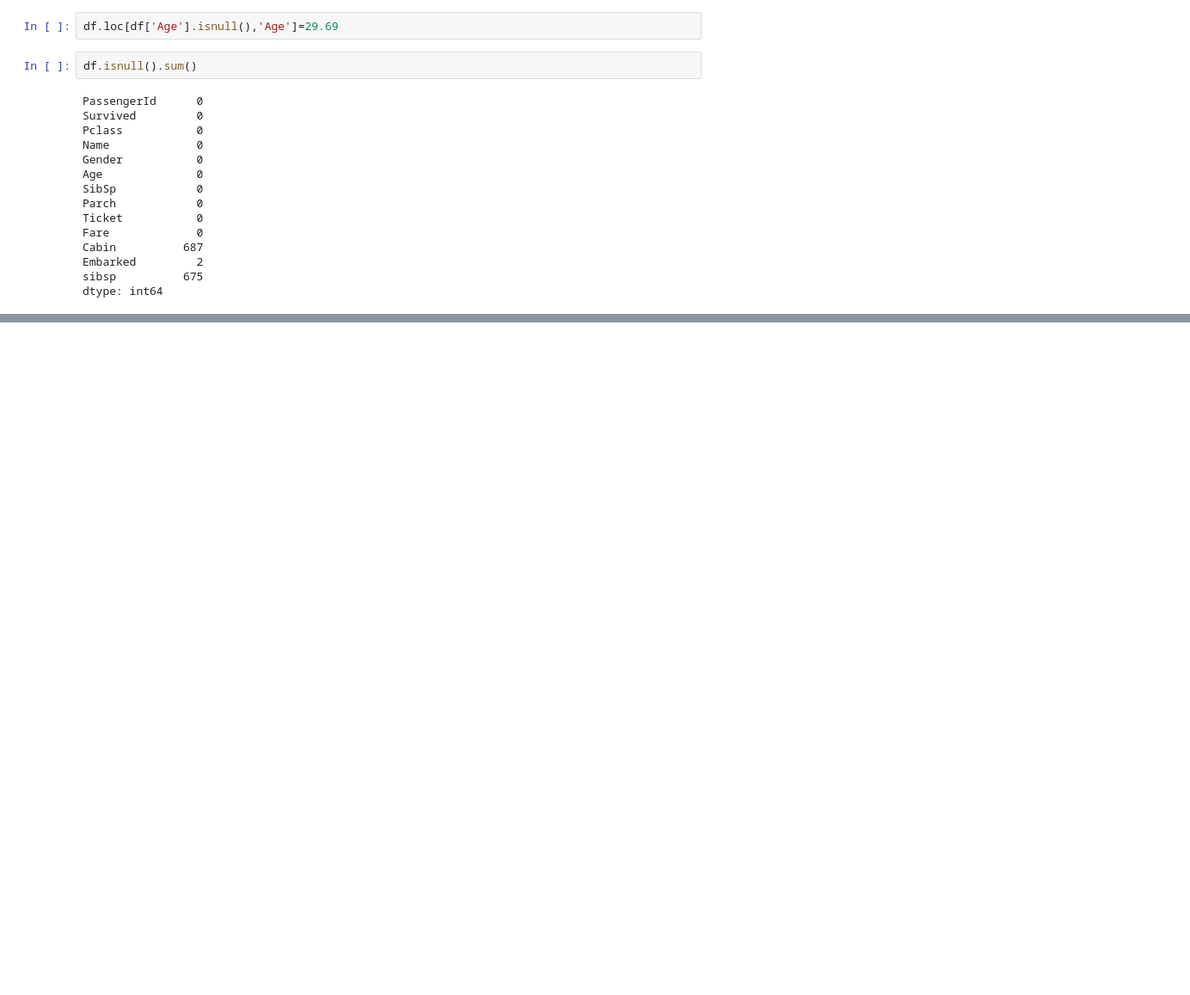
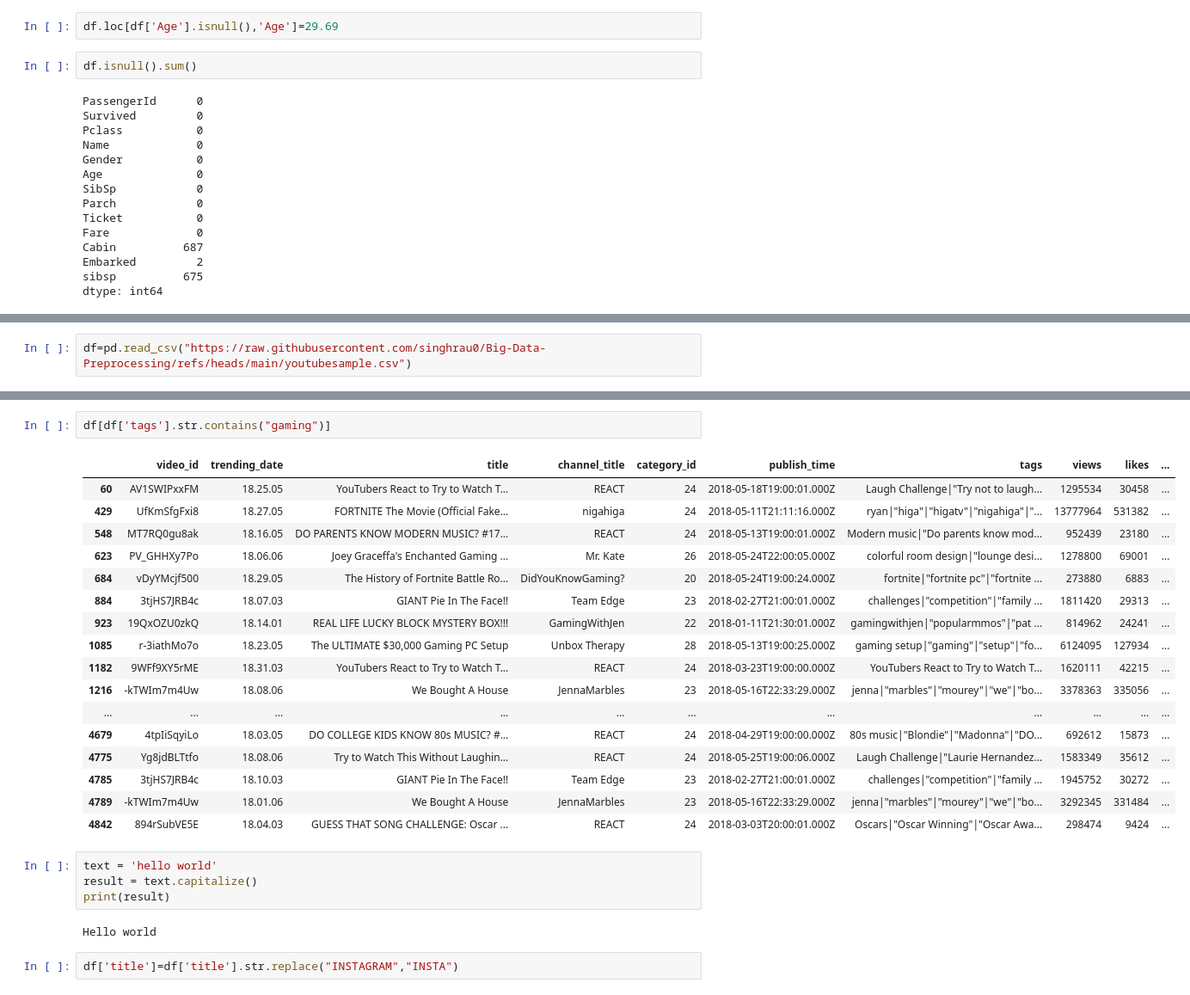
Before and after one commit to Mouni560/455-crt-training-, a Jupyter notebook: da.ipynb, the cells around one changed output, grey strips where cells are left out. Shown: that part at 86% size. Cells and saved outputs as stored; diff of their text form; blank space fills up the shorter version.

```diff
--- a/da.ipynb
+++ b/da.ipynb
@@ -228,0 +261,2 @@ dtype: int64
+# %%
+df=pd.read_csv("https://raw.githubusercontent.com/singhrau0/Big-Data-Preprocessing/refs/heads/main/youtubesample.csv")
@@ -228,0 +320,28 @@ dtype: int64
+# %%
+df[df['tags'].str.contains("gaming")]
+# %% [output]
+|  | video_id | trending_date | title | channel_title | category_id | publish_time | tags | views | likes | ... |
+| 60 | AV1SWIPxxFM | 18.25.05 | YouTubers React to Try to Watch T... | REACT | 24 | 2018-05-18T19:00:01.000Z | Laugh Challenge|"Try not to laugh... | 1295534 | 30458 | ... |
+| 429 | UfKmSfgFxi8 | 18.27.05 | FORTNITE The Movie (Official Fake... | nigahiga | 24 | 2018-05-11T21:11:16.000Z | ryan|"higa"|"higatv"|"nigahiga"|"... | 13777964 | 531382 | ... |
+| 548 | MT7RQ0gu8ak | 18.16.05 | DO PARENTS KNOW MODERN MUSIC? #17... | REACT | 24 | 2018-05-13T19:00:01.000Z | Modern music|"Do parents know mod... | 952439 | 23180 | ... |
+| 623 | PV_GHHXy7Po | 18.06.06 | Joey Graceffa's Enchanted Gaming ... | Mr. Kate | 26 | 2018-05-24T22:00:05.000Z | colorful room design|"lounge desi... | 1278800 | 69001 | ... |
+| 684 | vDyYMcjf500 | 18.29.05 | The History of Fortnite Battle Ro... | DidYouKnowGaming? | 20 | 2018-05-24T19:00:24.000Z | fortnite|"fortnite pc"|"fortnite ... | 273880 | 6883 | ... |
+| 884 | 3tjHS7JRB4c | 18.07.03 | GIANT Pie In The Face!! | Team Edge | 23 | 2018-02-27T21:00:01.000Z | challenges|"competition"|"family ... | 1811420 | 29313 | ... |
+| 923 | 19QxOZU0zkQ | 18.14.01 | REAL LIFE LUCKY BLOCK MYSTERY BOX!!! | GamingWithJen | 22 | 2018-01-11T21:30:01.000Z | gamingwithjen|"popularmmos"|"pat ... | 814962 | 24241 | ... |
+| 1085 | r-3iathMo7o | 18.23.05 | The ULTIMATE $30,000 Gaming PC Setup | Unbox Therapy | 28 | 2018-05-13T19:00:25.000Z | gaming setup|"gaming"|"setup"|"fo... | 6124095 | 127934 | ... |
+| 1182 | 9WFf9XY5rME | 18.31.03 | YouTubers React to Try to Watch T... | REACT | 24 | 2018-03-23T19:00:00.000Z | YouTubers React to Try to Watch T... | 1620111 | 42215 | ... |
+| 1216 | -kTWIm7m4Uw | 18.08.06 | We Bought A House | JennaMarbles | 23 | 2018-05-16T22:33:29.000Z | jenna|"marbles"|"mourey"|"we"|"bo... | 3378363 | 335056 | ... |
+| ... | ... | ... | ... | ... | ... | ... | ... | ... | ... | ... |
+| 4679 | 4tpIiSqyiLo | 18.03.05 | DO COLLEGE KIDS KNOW 80s MUSIC? #... | REACT | 24 | 2018-04-29T19:00:00.000Z | 80s music|"Blondie"|"Madonna"|"DO... | 692612 | 15873 | ... |
+| 4775 | Yg8jdBLTtfo | 18.08.06 | Try to Watch This Without Laughin... | REACT | 24 | 2018-05-25T19:00:06.000Z | Laugh Challenge|"Laurie Hernandez... | 1583349 | 35612 | ... |
+| 4785 | 3tjHS7JRB4c | 18.10.03 | GIANT Pie In The Face!! | Team Edge | 23 | 2018-02-27T21:00:01.000Z | challenges|"competition"|"family ... | 1945752 | 30272 | ... |
+| 4789 | -kTWIm7m4Uw | 18.01.06 | We Bought A House | JennaMarbles | 23 | 2018-05-16T22:33:29.000Z | jenna|"marbles"|"mourey"|"we"|"bo... | 3292345 | 331484 | ... |
+| 4842 | 894rSubVE5E | 18.04.03 | GUESS THAT SONG CHALLENGE: Oscar ... | REACT | 24 | 2018-03-03T20:00:01.000Z | Oscars|"Oscar Winning"|"Oscar Awa... | 298474 | 9424 | ... |
+# %%
+text = 'hello world'
+result = text.capitalize()
+print(result)
+# %% [output]
+Hello world
+# %%
+df['title']=df['title'].str.replace("INSTAGRAM","INSTA")
```
Also changed, not shown: parts of 16 cells of this notebook, 1 other file.
